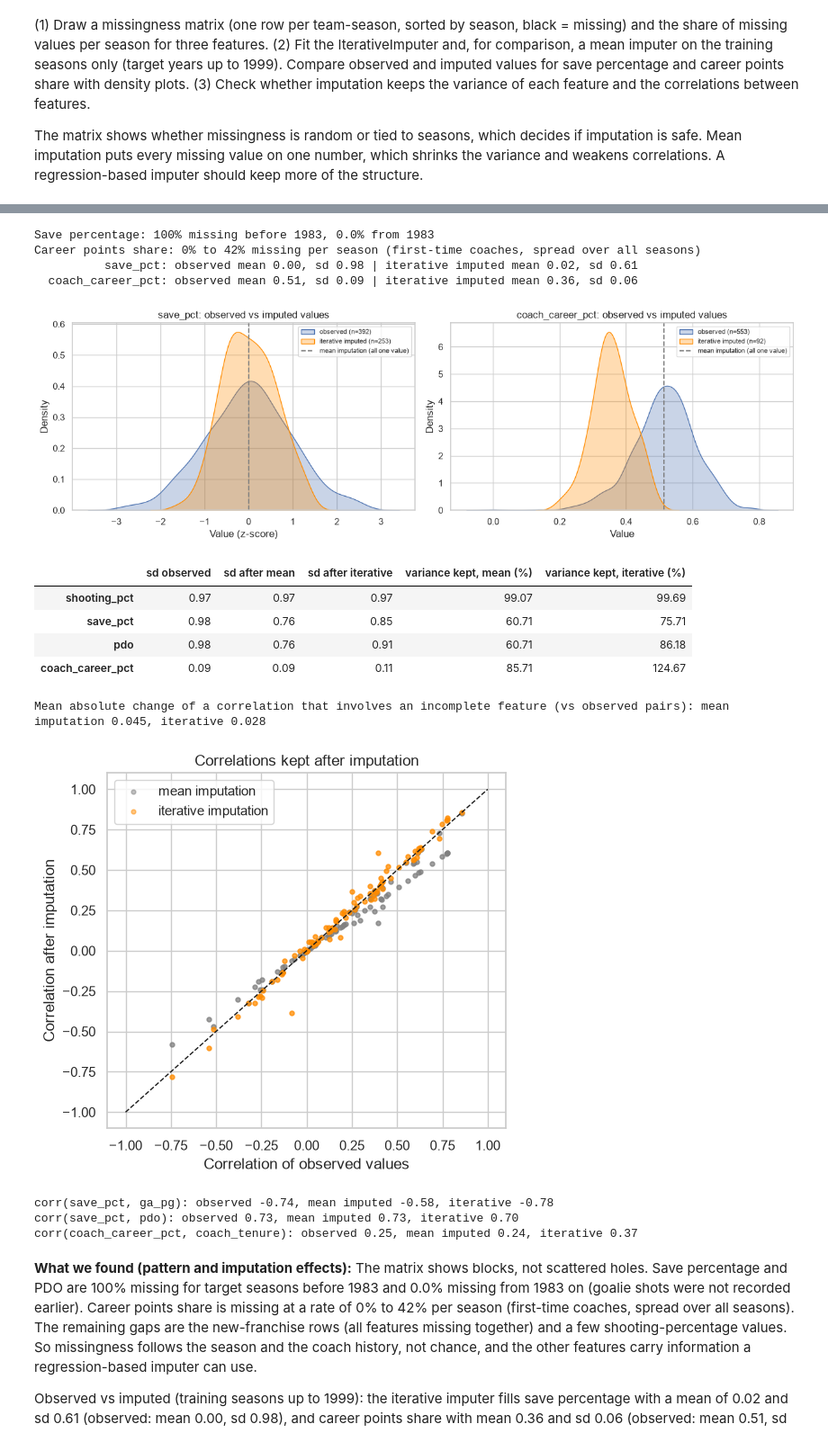
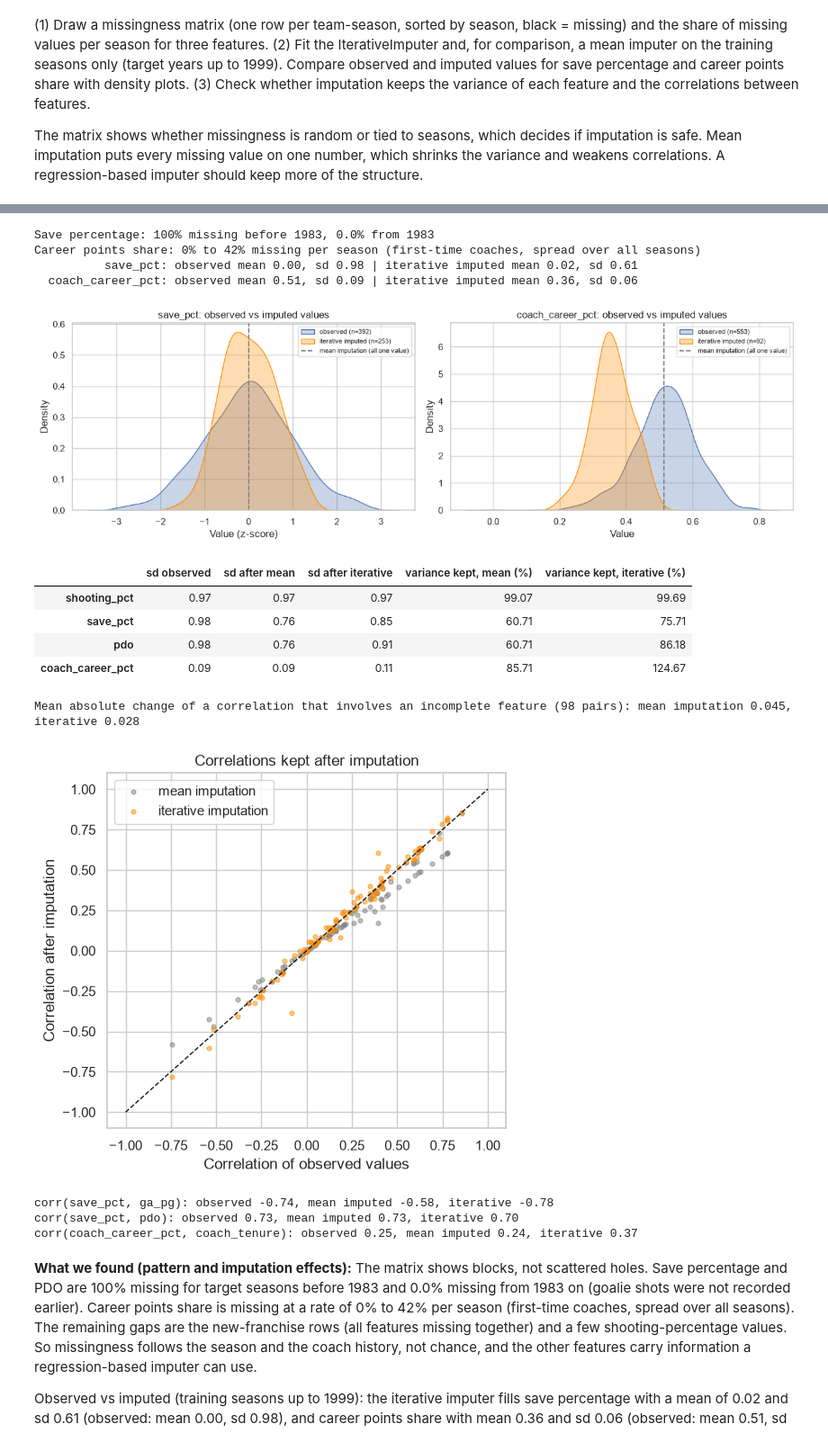
Before and after one commit to AmirMasnavi/hockey-season-prediction, a Jupyter notebook: notebooks/1_eda.ipynb, the cells around one changed output, grey strips where cells are left out. Shown at 90% size. Saved outputs shown, nothing was run; the diff lists cells and outputs as text; code cells hidden in the pictures.

```diff
--- a/notebooks/1_eda.ipynb
+++ b/notebooks/1_eda.ipynb
@@ -104,14 +104,15 @@ for p in sorted((ROOT / 'hockey_development_data').glob('*.csv')):
 
 # Inventory: size, years, leagues and missing share of each table
 rows = []
-for t in con.execute("SELECT table_name FROM information_schema.tables ORDER BY 1").df()['table_name']:
-    cols = con.execute(f"SELECT column_name FROM information_schema.columns WHERE table_name = '{t}'").df()['column_name'].tolist()
-    n = con.execute(f"SELECT count(*) FROM {t}").fetchone()[0]
-    filled = con.execute("SELECT " + " + ".join(f'count("{c}")' for c in cols) + f" FROM {t}").fetchone()[0]
-    years = con.execute(f"SELECT min(year), max(year) FROM {t}").fetchone() if 'year' in cols else (None, None)
-    leagues = con.execute(f"SELECT string_agg(DISTINCT lgID, ',' ORDER BY lgID) FROM {t}").fetchone()[0] if 'lgID' in cols else ''
-    rows.append({'table': t, 'rows': n, 'columns': len(cols), 'first_year': years[0], 'last_year': years[1],
-                 'leagues': leagues, 'missing_%': round(100 * (1 - filled / (n * len(cols))), 1)})
+for t in con.execute("SHOW TABLES").df()['name']:
+    df = con.execute(f"SELECT * FROM {t}").df()
+    row = {'table': t, 'rows': len(df), 'columns': df.shape[1], 'first_year': None, 'last_year': None, 'leagues': ''}
+    if 'year' in df.columns:
+        row['first_year'], row['last_year'] = df['year'].min(), df['year'].max()
+    if 'lgID' in df.columns:
+        row['leagues'] = ','.join(sorted(df['lgID'].dropna().unique()))
+    row['missing_%'] = round(100 * df.isna().mean().mean(), 1)   # share of empty cells
+    rows.append(row)
 inventory = pd.DataFrame(rows)
 display(inventory)
 print(f"{len(inventory)} tables, {inventory['rows'].sum():,} rows in total")
@@ -1873,41 +1876,48 @@ for a, c in zip(ax, ['prev_save_pct_z', 'coach_career_pct']):
 plt.tight_layout()
 plt.show()
 
 # Variance kept by each imputer
 var_tab = pd.DataFrame({'sd observed': tr[mcols].std(), 'sd after mean': tr_mean[mcols].std(), 'sd after iterative': tr_it[mcols].std()}).rename(index=rename)
 var_tab['variance kept, mean (%)'] = (var_tab['sd after mean'] / var_tab['sd observed']) ** 2 * 100
 var_tab['variance kept, iterative (%)'] = (var_tab['sd after iterative'] / var_tab['sd observed']) ** 2 * 100
 display(var_tab.round(2))
 
-# How much the correlations change
+# How much the correlations change: every pair of features where at least one has missing values
 c_obs, c_mean, c_it = tr.corr(), tr_mean.corr(), tr_it.corr()
-off = ~np.eye(len(CANDIDATES), dtype=bool)
-pairs_mask = off & (tr.isna().values.any(axis=0)[:, None] | tr.isna().values.any(axis=0)[None, :])
-print(f"Mean absolute change of a correlation that involves an incomplete feature (vs observed pairs): mean imputation {np.abs(c_mean - c_obs).values[pairs_mask].mean():.3f}, iterative {np.abs(c_it - c_obs).values[pairs_mask].mean():.3f}")
+incomplete = [c for c in CANDIDATES if tr[c].isna().any()]
+rows = []
+for k, a in enumerate(CANDIDATES):
+    for b in CANDIDATES[k + 1:]:          # each pair once
+        if a in incomplete or b in incomplete:
+            rows.append({'observed': c_obs.loc[a, b], 'mean imputed': c_mean.loc[a, b], 'iterative': c_it.loc[a, b]})
+corr_pairs = pd.DataFrame(rows)
+err_mean = (corr_pairs['mean imputed'] - corr_pairs['observed']).abs().mean()
+err_it = (corr_pairs['iterative'] - corr_pairs['observed']).abs().mean()
+print(f"Mean absolute change of a correlation that involves an incomplete feature ({len(corr_pairs)} pairs): mean imputation {err_mean:.3f}, iterative {err_it:.3f}")
 fig, ax = plt.subplots(figsize=(5.5, 5))
-ax.scatter(c_obs.values[pairs_mask], c_mean.values[pairs_mask], s=12, alpha=0.5, label='mean imputation', color='grey')
-ax.scatter(c_obs.values[pairs_mask], c_it.values[pairs_mask], s=12, alpha=0.5, label='iterative imputation', color='darkorange')
+ax.scatter(corr_pairs['observed'], corr_pairs['mean imputed'], s=12, alpha=0.5, label='mean imputation', color='grey')
+ax.scatter(corr_pairs['observed'], corr_pairs['iterative'], s=12, alpha=0.5, label='iterative imputation', color='darkorange')
 ax.plot([-1, 1], [-1, 1], 'k--', lw=1)
 ax.set(title='Correlations kept after imputation', xlabel='Correlation of observed values', ylabel='Correlation after imputation')
 ax.legend()
 plt.tight_layout()
 plt.show()
 for a, b in [('prev_save_pct_z', 'prev_ga_pg_z'), ('prev_save_pct_z', 'prev_pdo_z'), ('coach_career_pct', 'coach_tenure')]:
     print(f"corr({rename(a)}, {rename(b)}): observed {c_obs.loc[a, b]:.2f}, mean imputed {c_mean.loc[a, b]:.2f}, iterative {c_it.loc[a, b]:.2f}")
 # %% [output]
 [figure]
 Save percentage: 100% missing before 1983, 0.0% from 1983
 Career points share: 0% to 42% missing per season (first-time coaches, spread over all seasons)
           save_pct: observed mean 0.00, sd 0.98 | iterative imputed mean 0.02, sd 0.61
   coach_career_pct: observed mean 0.51, sd 0.09 | iterative imputed mean 0.36, sd 0.06
 [figure]
 |  | sd observed | sd after mean | sd after iterative | variance kept, mean (%) | variance kept, iterative (%) |
 | shooting_pct | 0.97 | 0.97 | 0.97 | 99.07 | 99.69 |
 | save_pct | 0.98 | 0.76 | 0.85 | 60.71 | 75.71 |
 | pdo | 0.98 | 0.76 | 0.91 | 60.71 | 86.18 |
 | coach_career_pct | 0.09 | 0.09 | 0.11 | 85.71 | 124.67 |
-Mean absolute change of a correlation that involves an incomplete feature (vs observed pairs): mean imputation 0.045, iterative 0.028
+Mean absolute change of a correlation that involves an incomplete feature (98 pairs): mean imputation 0.045, iterative 0.028
-[figure, old version]
+[figure, new version]
 corr(save_pct, ga_pg): observed -0.74, mean imputed -0.58, iterative -0.78
 corr(save_pct, pdo): observed 0.73, mean imputed 0.73, iterative 0.70
 corr(coach_career_pct, coach_tenure): observed 0.25, mean imputed 0.24, iterative 0.37
```
Also changed, not shown: parts of 5 cells of this notebook.
